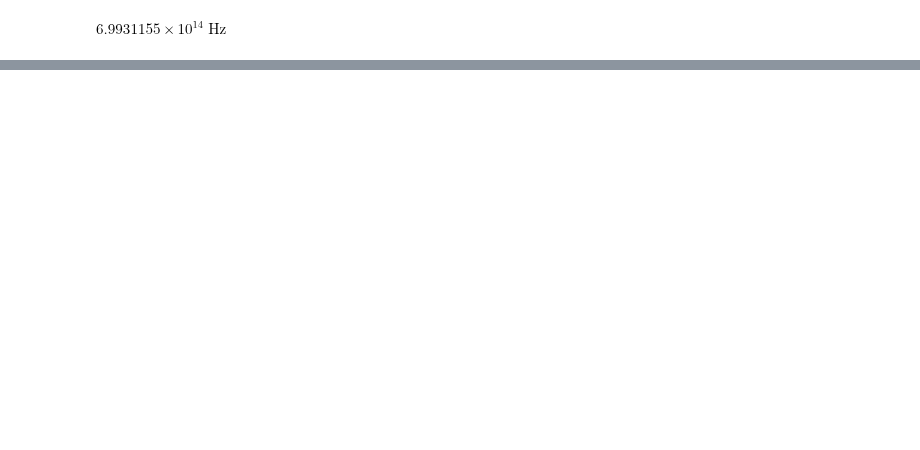
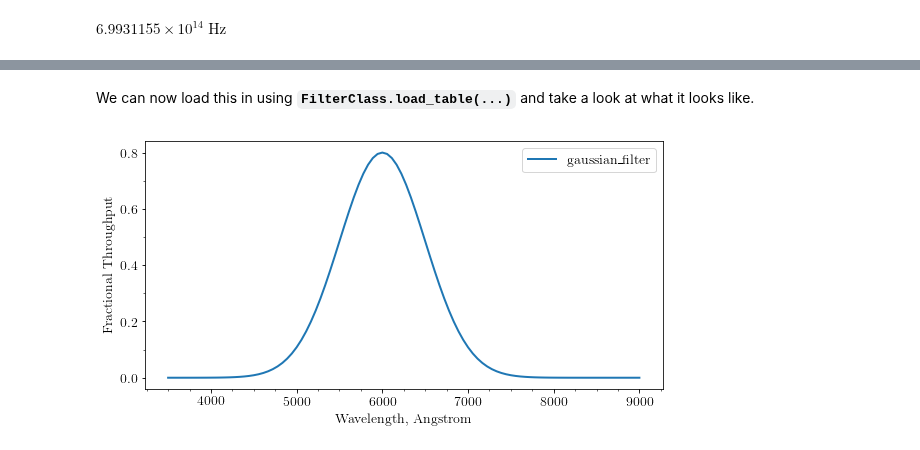
Before and after one commit to UoS-SNe/pycoco, a Jupyter notebook: notebooks/pycoco_adding_filters.ipynb, the cells around one changed output, grey strips where cells are left out. Drawn from its saved outputs; the diff is of its cells as text; code cells hidden in the pictures; blank space fills up the shorter version.

```diff
--- a/notebooks/pycoco_adding_filters.ipynb
+++ b/notebooks/pycoco_adding_filters.ipynb
@@ -159,3 +173,0 @@ Stored 'x' (int)
-# %%
-# For Mat
-Y = pcc.load_filter("/Users/berto/Code/CoCo/data/filters/F2_Y.dat")
@@ -185,0 +182,18 @@ Y.__dict__
+# %%
+## Choose sensible values for wavelength
+wavelength = Column(np.linspace(3500, 9000, 100), name = "wavelength", unit = u.angstrom)
+
+## Choose some arbitrary values for the gaussian
+throughput = pcc.utils.gaussian(wavelength, 0.8, 6000., 500.)
+throughput.name = "throughput"
+throughput.unit = None
+
+input_table = Table([wavelength, throughput])
+# %% [markdown]
+We can now load this in using **`FilterClass.load_table(...)`** and take a look at what it looks like.
+# %%
+gauss_filter = pcc.FilterClass()
+gauss_filter.load_table(input_table,"gaussian_filter")
+gauss_filter.plot()
+# %% [output]
+[figure, added]
```
Also changed, not shown: parts of 21 cells of this notebook, 2 other files.
